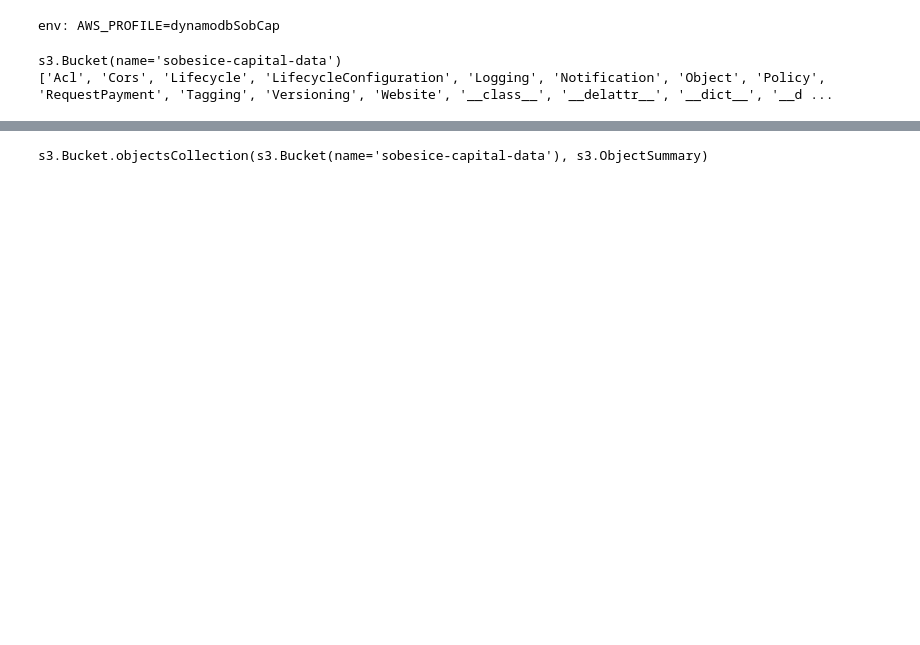
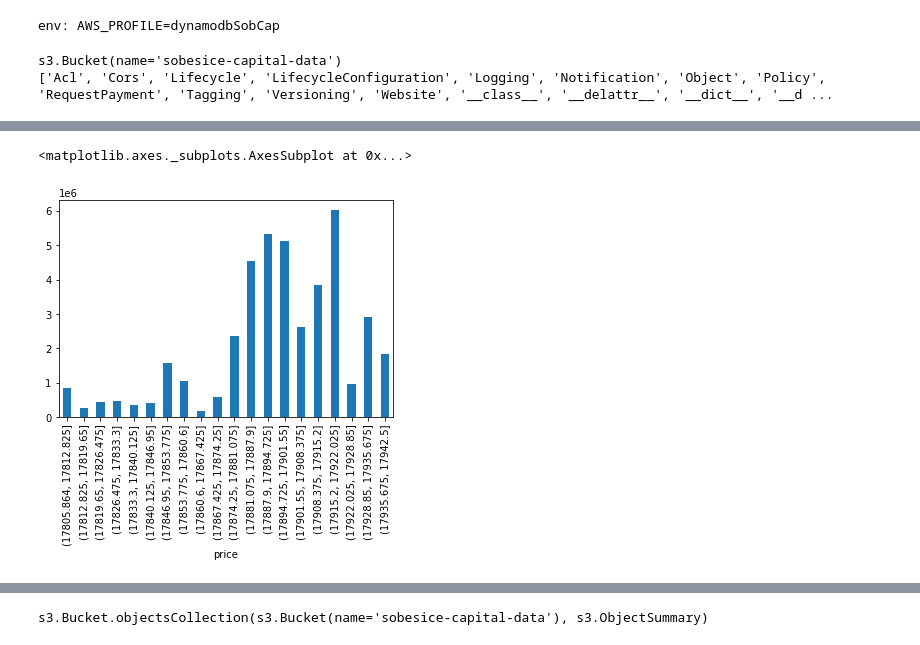
Before and after one commit to majkee15/s3quotes-trades-parsing, a Jupyter notebook: s3quotes-trade-parsing/download_data.ipynb, the cells around one changed output, grey strips where cells are left out. Cells and saved outputs as stored; diff of their text form; code cells hidden in the pictures; blank space fills up the shorter version.

```diff
--- a/s3quotes-trade-parsing/download_data.ipynb
+++ b/s3quotes-trade-parsing/download_data.ipynb
@@ -105,0 +187,3 @@ read_boto_obj_to_df(obj['Body'], 'quotes')
+# %%
+profile = slice1.groupby(pd.cut(slice1.price, 20)).sum().volume
+profile
@@ -105,0 +208,5 @@ read_boto_obj_to_df(obj['Body'], 'quotes')
+# %%
+profile.plot.bar()
+# %% [output]
+<matplotlib.axes._subplots.AxesSubplot at 0x...>
+[figure, added]
```
Also changed, not shown: parts of 51 cells of this notebook, 7 other files.
